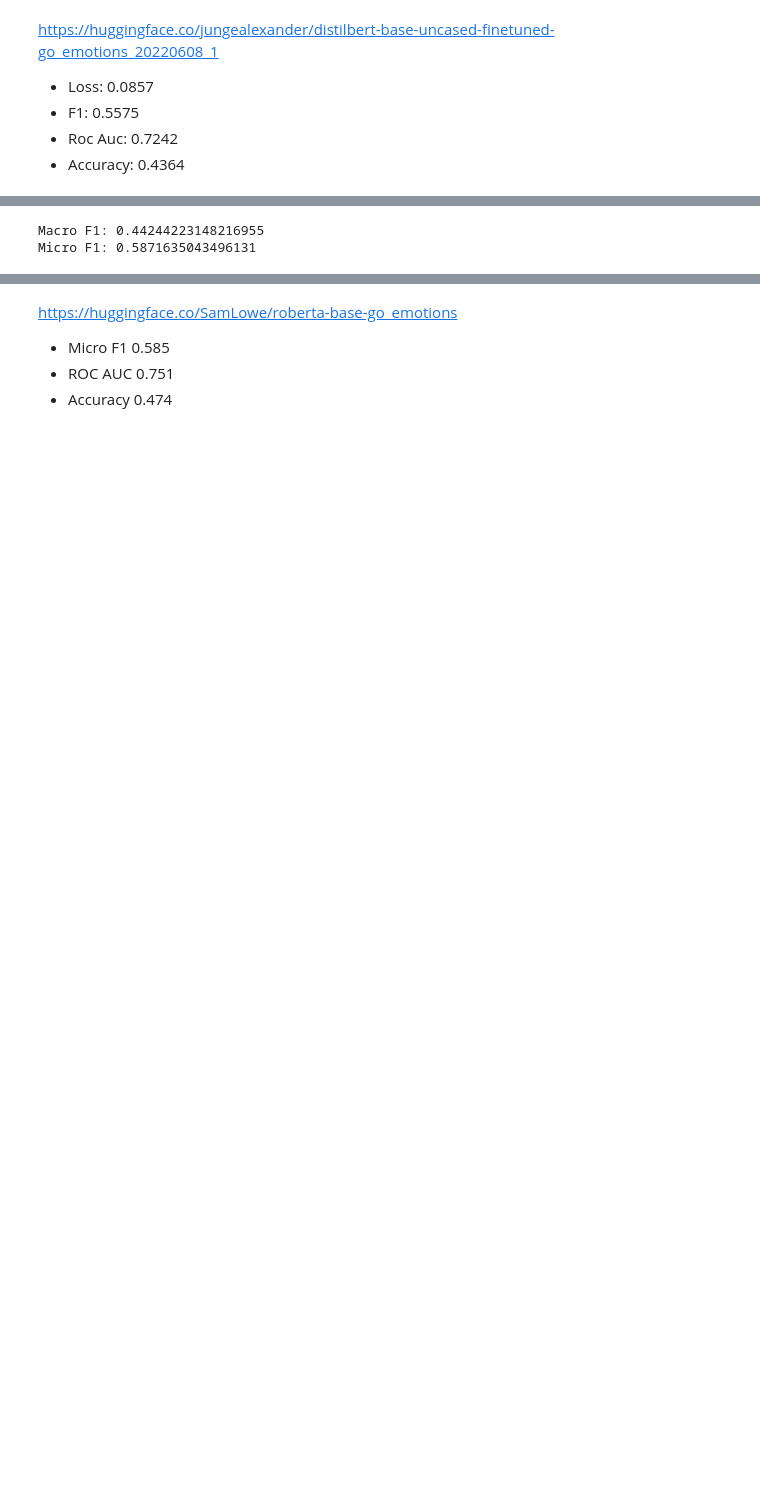
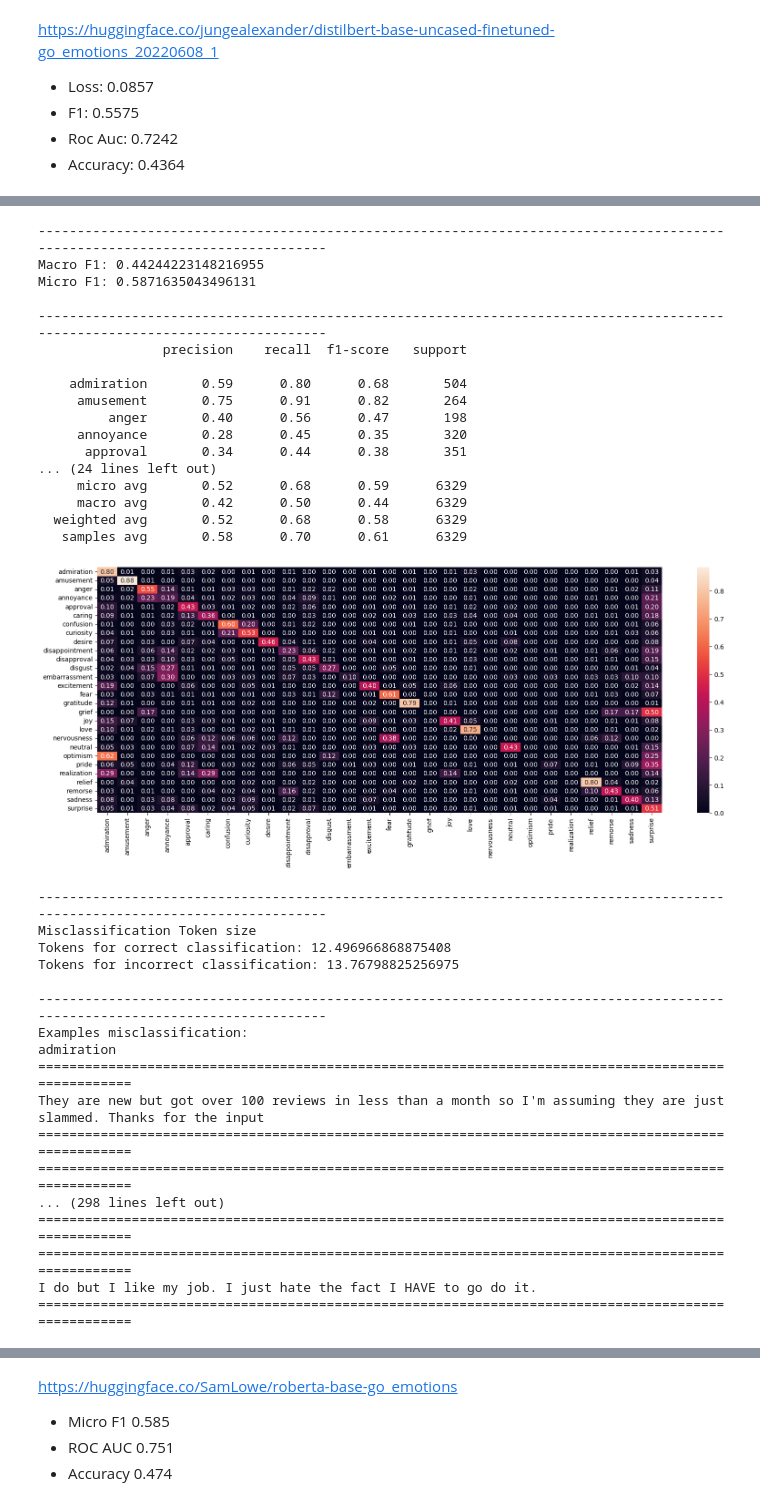
Before and after one commit to pedroforliberkeley/w266-project, a Jupyter notebook: notebooks/4.public-models.ipynb, the cells around one changed output, grey strips where cells are left out. Saved outputs shown, nothing was run; the diff lists cells and outputs as text; code cells hidden in the pictures; blank space fills up the shorter version.

```diff
--- a/notebooks/4.public-models.ipynb
+++ b/notebooks/4.public-models.ipynb
@@ -20,0 +25,19 @@ MAX_SEQUENCE_LENGTH = 200
+# %%
+def run_classification(model):
+    global test_pv
+
+    return [model(text) for text in tqdm(test_pv.reset_index().text.tolist())]
+# %%
+def create_predictions(labels, label_type="numbered", threshold=0.2):
+    global target_names, test_pv, ge_labels
+
+    pred = np.zeros((len(labels), len(target_names)))
+    for i, label_list in enumerate(labels):
+        for label in label_list[0]:
+            if label["score"] > 0.2:
+                if label_type == "numbered":
+                    pred[i, int(label["label"].replace("LABEL_", ""))] = 1
+                else:
+                    pred[i, ge_labels.index(label["label"])] = 1
+
+    return pred
@@ -61,17 +154,43 @@ dbt = pipeline(
 # %%
-dbt_labels = [dbt(text) for text in tqdm(test_pv.reset_index().text.tolist())]
+dbt_labels = run_classification(dbt)
+# %%
+dbt_pred = create_predictions(dbt_labels, label_type="numbered")
 # %%
-dbt_pred = np.zeros((len(dbt_labels), len(target_names)))
-for i, label_list in enumerate(dbt_labels):
-    for label in label_list[0]:
-        if label["score"] > 0.2:
-            dbt_pred[i, int(label["label"].replace("LABEL_", ""))] = 1
-
-print(
-    "Macro F1:", f1_score(test_pv[ge_labels].values, dbt_pred, average="macro"),
-    "\nMicro F1:", f1_score(test_pv[ge_labels].values, dbt_pred, average="micro"),
-)
+show_metrics(dbt_pred)
 # %% [output]
+-----------------------------------------------------------------------------------------------------------------------------
 Macro F1: 0.44244223148216955
 Micro F1: 0.5871635043496131
+
+-----------------------------------------------------------------------------------------------------------------------------
+                precision    recall  f1-score   support
+
+    admiration       0.59      0.80      0.68       504
+     amusement       0.75      0.91      0.82       264
+         anger       0.40      0.56      0.47       198
+     annoyance       0.28      0.45      0.35       320
+      approval       0.34      0.44      0.38       351
+... (24 lines left out)
+     micro avg       0.52      0.68      0.59      6329
+     macro avg       0.42      0.50      0.44      6329
+  weighted avg       0.52      0.68      0.58      6329
+   samples avg       0.58      0.70      0.61      6329
+[figure, added]
+-----------------------------------------------------------------------------------------------------------------------------
+Misclassification Token size
+Tokens for correct classification: 12.496966868875408
+Tokens for incorrect classification: 13.76798825256975
+
+-----------------------------------------------------------------------------------------------------------------------------
+Examples misclassification:
+admiration
+====================================================================================================
+They are new but got over 100 reviews in less than a month so I'm assuming they are just slammed. Thanks for the input
+====================================================================================================
+====================================================================================================
+... (298 lines left out)
+====================================================================================================
+====================================================================================================
+I do but I like my job. I just hate the fact I HAVE to go do it.
+====================================================================================================
 # %% [markdown]
```
Also changed, not shown: parts of 32 cells of this notebook, 1 other file.
